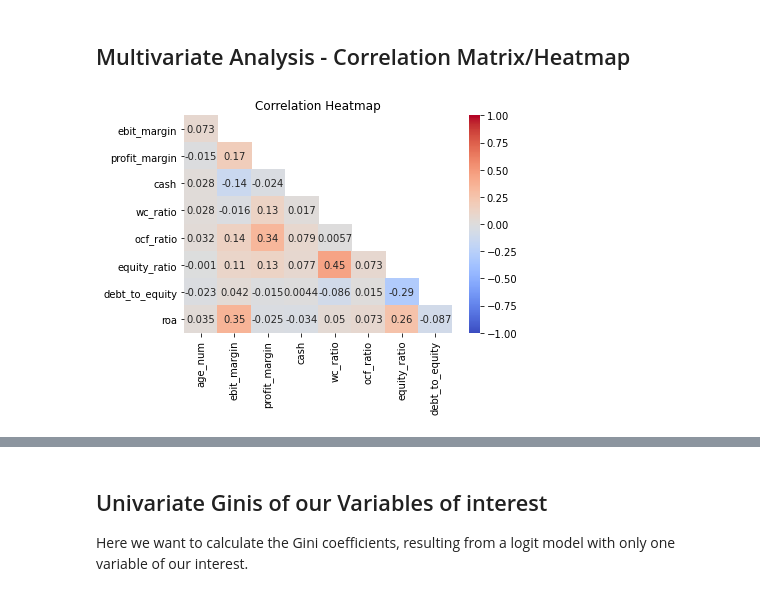
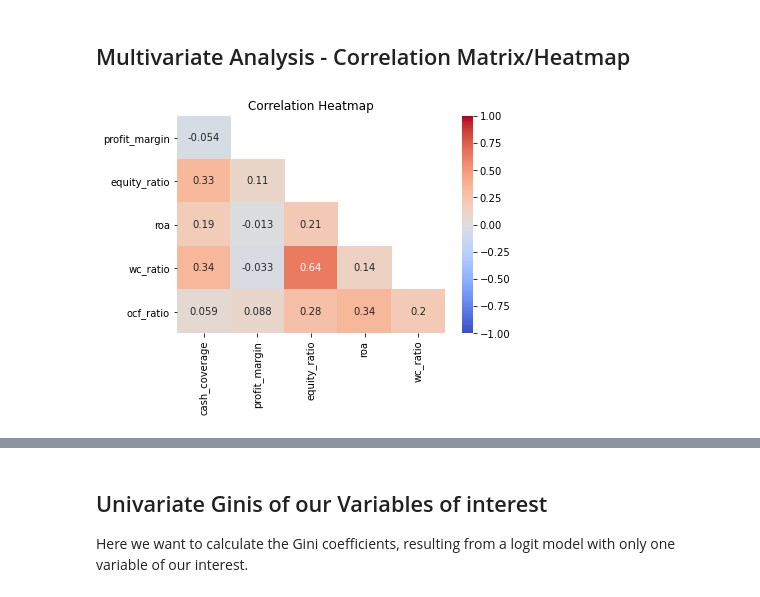
Before and after one commit to danIBK/SE_Risk_Management, a Jupyter notebook: Hello World.ipynb, the cells around one changed output, grey strips where cells are left out. Cells and saved outputs as stored; diff of their text form; code cells hidden in the pictures.

```diff
--- a/Hello World.ipynb
+++ b/Hello World.ipynb
@@ -276,10 +299,0 @@ Profit\ Margin = \frac{Gross\ Profit}{Sales}
-# %%
-df_train['gross_profit'] = df_train['gross_profit'].replace(np.nan, np.quantile(df_train['gross_profit'].dropna(),.5))
-df_train['profit_margin'] = df_train['gross_profit']/df_train['sales']
-df_train['profit_margin'] = sci.stats.mstats.winsorize(df_train['profit_margin'], limits =[0.0, 0.02])
-# print(df_train['profit_margin'].isnull().sum())
-# print(df_train['profit_margin'].describe())
-# print(df_train['profit_margin'].value_counts())
-df_test['gross_profit'] = df_test['gross_profit'].replace(np.nan, np.quantile(df_test['gross_profit'].dropna(),.5))
-df_test['profit_margin'] = df_test['gross_profit']/df_test['sales']
-df_test['profit_margin'] = sci.stats.mstats.winsorize(df_test['profit_margin'], limits =[0.0, 0.02])
@@ -329,7 +299,0 @@ Equity\ Ratio = \frac{Total\ Equity}{Total\ Assets}
-# %%
-df_train['equity_ratio'] = np.where(df_train['total_equity'] > 1, df_train['total_equity']/df_train['total_assets'], 0)
-df_train['equity_ratio'] = sci.stats.mstats.winsorize(df_train['equity_ratio'], limits =[0.0, 0.02])
-# print(df_train.equity_ratio)
-# print(df_train.equity_ratio.describe())
-# print(df_train.equity_ratio.value_counts())
-df_test['equity_ratio'] = np.where(df_test['total_equity'] > 1, df_test['total_equity']/df_test['total_assets'], 0)
@@ -358,4 +312 @@ ROA = \frac{Annual\ Profit}{Total\ Assets}
 \end{equation*}
-# %%
-df_train['roa'] = df_train['annual_profit']/df_train['total_assets']
-df_test['roa'] = df_test['annual_profit']/df_test['total_assets']
@@ -361,0 +319,6 @@ df_test['roa'] = df_test['annual_profit']/df_test['total_assets']
+# %%
+# neue ratio
+df_train['neu'] = df_train['earn_from_op']/df_train['result_from_ord_bus']
+df_train['neu'] = sci.stats.mstats.winsorize(df_train['neu'], limits =[0.1, 0.1])
+plt.boxplot(df_train['neu'])
+plt.show()
@@ -694,20 +654,17 @@ plt.title("Only D/E Ratio up to 50");
 # %% [markdown]
 ## Multivariate Analysis - Correlation Matrix/Heatmap
 # %%
-col = ['age_num','ebit_margin', 'profit_margin', 'cash', 'wc_ratio', 'ocf_ratio', 'equity_ratio', 'debt_to_equity', 'roa']
+col = ['cash_coverage', 'profit_margin', 'equity_ratio', 'roa', 'wc_ratio', 'ocf_ratio']
 data = df_train[col]
-#print(data.head(10))
-#print(data.info())
-
 df_corr = data.corr()
 mask = np.triu(np.ones_like(df_corr, dtype=np.bool))
 mask = mask[1:, :-1]
 corr = pd.DataFrame(df_corr.iloc[1:,:-1].copy())
 
 heatmap = sns.heatmap(corr, mask=mask, vmin=-1, vmax=1, annot=True, cmap="coolwarm")
 heatmap.set_title('Correlation Heatmap')
 plt.show()
 
 corr
 # %% [output]
-[figure, old version]
+[figure, new version]
```
Also changed, not shown: parts of 61 cells of this notebook.
